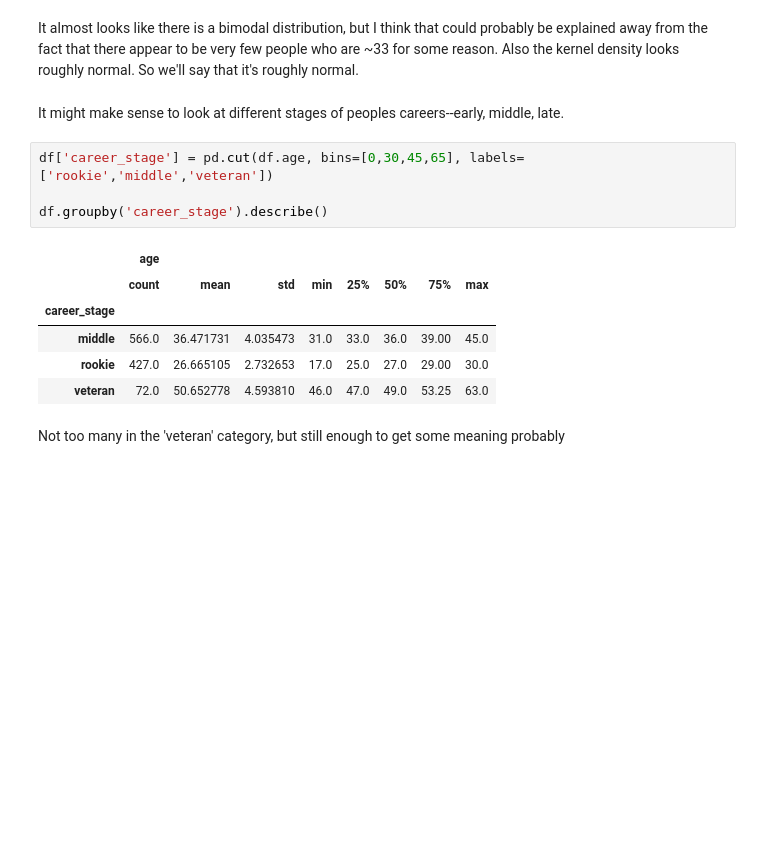
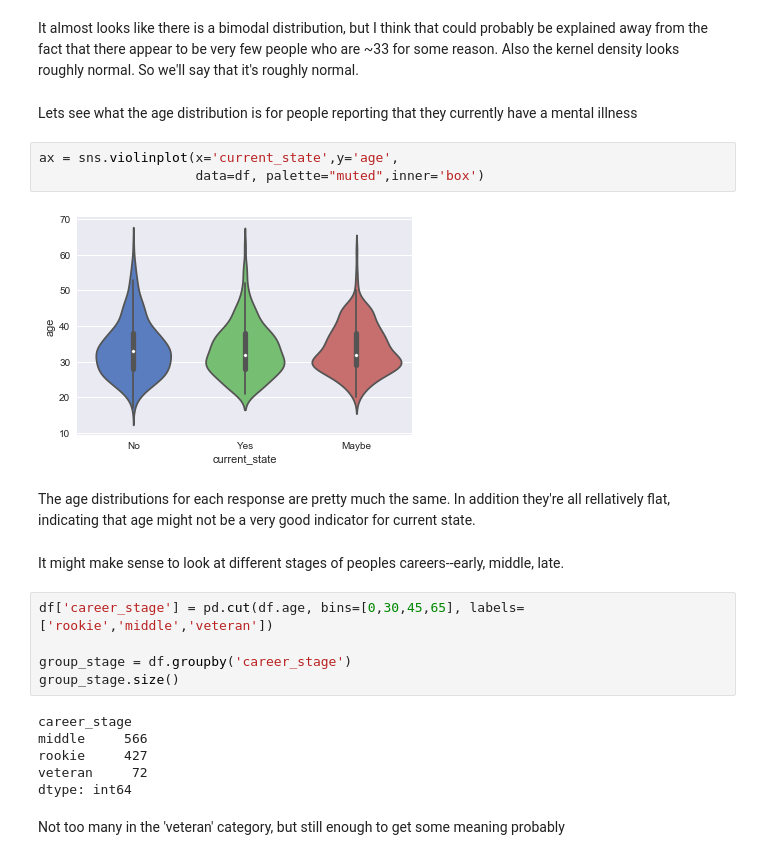
Before and after one commit to ncmatson/SMU_ML_Labs, a Jupyter notebook: lab1.ipynb, the cells around one changed output. Saved outputs shown, nothing was run; the diff lists cells and outputs as text; blank space fills up the shorter version.

```diff
--- a/lab1.ipynb
+++ b/lab1.ipynb
@@ -381,18 +381,27 @@ plt.title('Distribution of age')
 [figure]
 # %% [markdown]
 It almost looks like there is a bimodal distribution, but I think that could probably be explained away from the fact that there appear to be very few people who are ~33 for some reason.  Also the kernel density looks roughly normal.  So we'll say that it's roughly normal.
+# %% [markdown]
+Lets see what the age distribution is for people reporting that they currently have a mental illness
+# %%
+ax = sns.violinplot(x='current_state',y='age',
+                    data=df, palette="muted",inner='box')
+# %% [output]
+[figure, added]
+# %% [markdown]
+The age distributions for each response are pretty much the same.  In addition they're all rellatively flat, indicating that age might not be a very good indicator for current state.
 # %% [markdown]
 It might make sense to look at different stages of peoples careers--early, middle, late.
 # %%
 df['career_stage'] = pd.cut(df.age, bins=[0,30,45,65], labels=['rookie','middle','veteran'])
 
-df.groupby('career_stage').describe()
+group_stage = df.groupby('career_stage')
+group_stage.size()
 # %% [output]
-|  | age |  |  |  |  |  |  |  |
-|  | count | mean | std | min | 25% | 50% | 75% | max |
-| career_stage |  |  |  |  |  |  |  |  |
-| middle | 566.0 | 36.471731 | 4.035473 | 31.0 | 33.0 | 36.0 | 39.00 | 45.0 |
-| rookie | 427.0 | 26.665105 | 2.732653 | 17.0 | 25.0 | 27.0 | 29.00 | 30.0 |
-| veteran | 72.0 | 50.652778 | 4.593810 | 46.0 | 47.0 | 49.0 | 53.25 | 63.0 |
+career_stage
+middle     566
+rookie     427
+veteran     72
+dtype: int64
 # %% [markdown]
 Not too many in the 'veteran' category, but still enough to get some meaning probably
```
Also changed, not shown: parts of 28 cells of this notebook, 1 other file.
